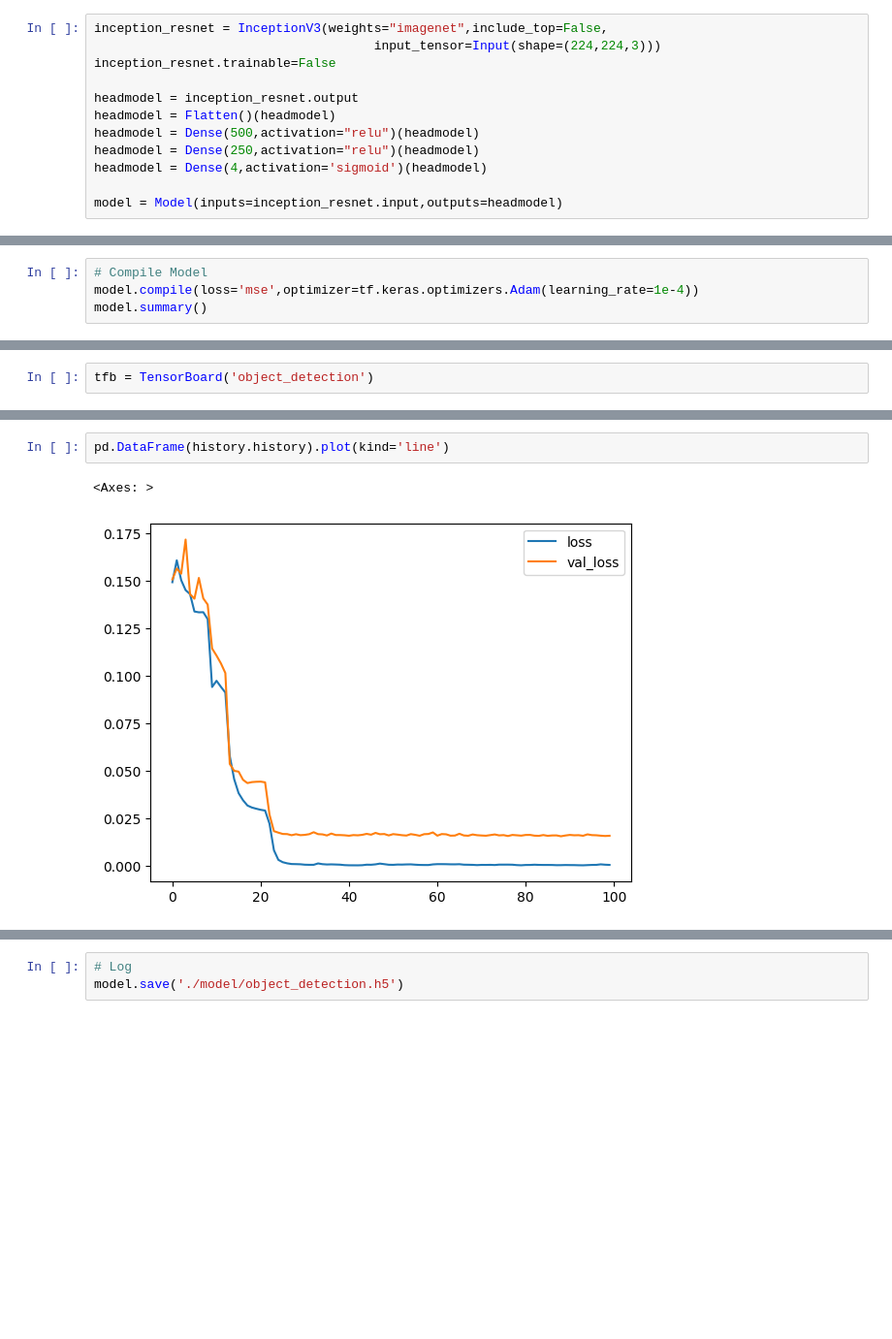
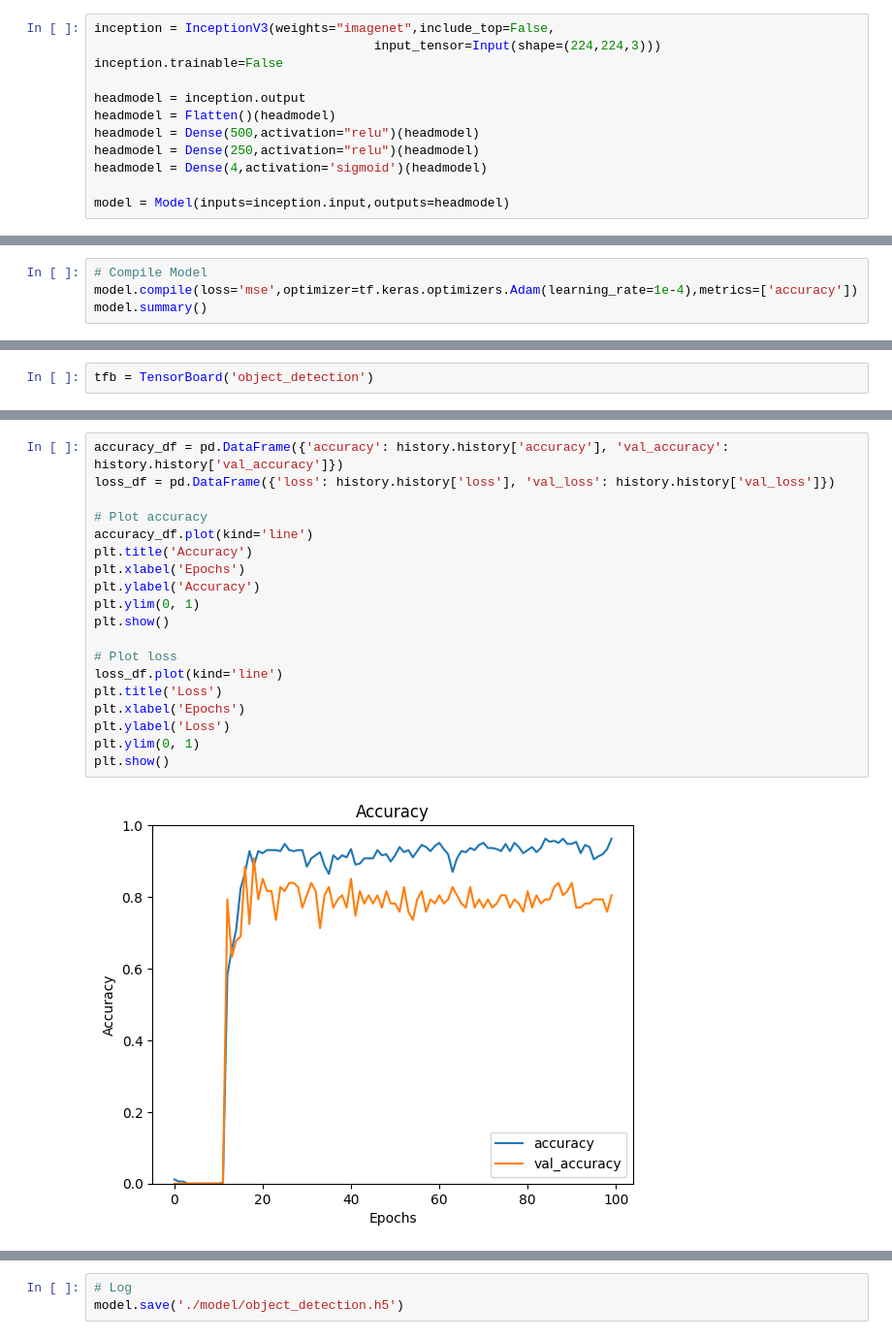
Before and after one commit to danieliank/number-plate-recognition, a Jupyter notebook: plate-detection/main.ipynb, the cells around one changed output, grey strips where cells are left out. Shown at 97% size. Saved outputs shown, nothing was run; the diff lists cells and outputs as text; blank space fills up the shorter version.

```diff
--- a/plate-detection/main.ipynb
+++ b/plate-detection/main.ipynb
@@ -163,14 +193,14 @@ from tensorflow.keras.applications import MobileNetV2, InceptionV3, InceptionRes
 from tensorflow.keras.layers import Dense, Dropout, Flatten, Input
 from tensorflow.keras.models import Model
 # %%
-inception_resnet = InceptionV3(weights="imagenet",include_top=False,
+inception = InceptionV3(weights="imagenet",include_top=False,
                                      input_tensor=Input(shape=(224,224,3)))
-inception_resnet.trainable=False
+inception.trainable=False
 
-headmodel = inception_resnet.output
+headmodel = inception.output
 headmodel = Flatten()(headmodel)
 headmodel = Dense(500,activation="relu")(headmodel)
 headmodel = Dense(250,activation="relu")(headmodel)
 headmodel = Dense(4,activation='sigmoid')(headmodel)
 
-model = Model(inputs=inception_resnet.input,outputs=headmodel)
+model = Model(inputs=inception.input,outputs=headmodel)
@@ -177,6 +210,6 @@ model = Model(inputs=inception_resnet.input,outputs=headmodel)
 # %%
 # Compile Model
-model.compile(loss='mse',optimizer=tf.keras.optimizers.Adam(learning_rate=1e-4))
+model.compile(loss='mse',optimizer=tf.keras.optimizers.Adam(learning_rate=1e-4),metrics=['accuracy'])
 model.summary()
 # %% [output]
 Model: "model"
@@ -226,5 +262,21 @@ Epoch 100/100
-# %%
-pd.DataFrame(history.history).plot(kind='line')
-# %% [output]
-<Axes: >
-[figure, removed]
+# %%
+accuracy_df = pd.DataFrame({'accuracy': history.history['accuracy'], 'val_accuracy': history.history['val_accuracy']})
+loss_df = pd.DataFrame({'loss': history.history['loss'], 'val_loss': history.history['val_loss']})
+
+# Plot accuracy
+accuracy_df.plot(kind='line')
+plt.title('Accuracy')
+plt.xlabel('Epochs')
+plt.ylabel('Accuracy')
+plt.ylim(0, 1)
+plt.show()
+
+# Plot loss
+loss_df.plot(kind='line')
+plt.title('Loss')
+plt.xlabel('Epochs')
+plt.ylabel('Loss')
+plt.ylim(0, 1)
+plt.show()
+# %% [output]
+[figure, added]
```
Also changed, not shown: parts of 24 cells of this notebook, 2 other files.
